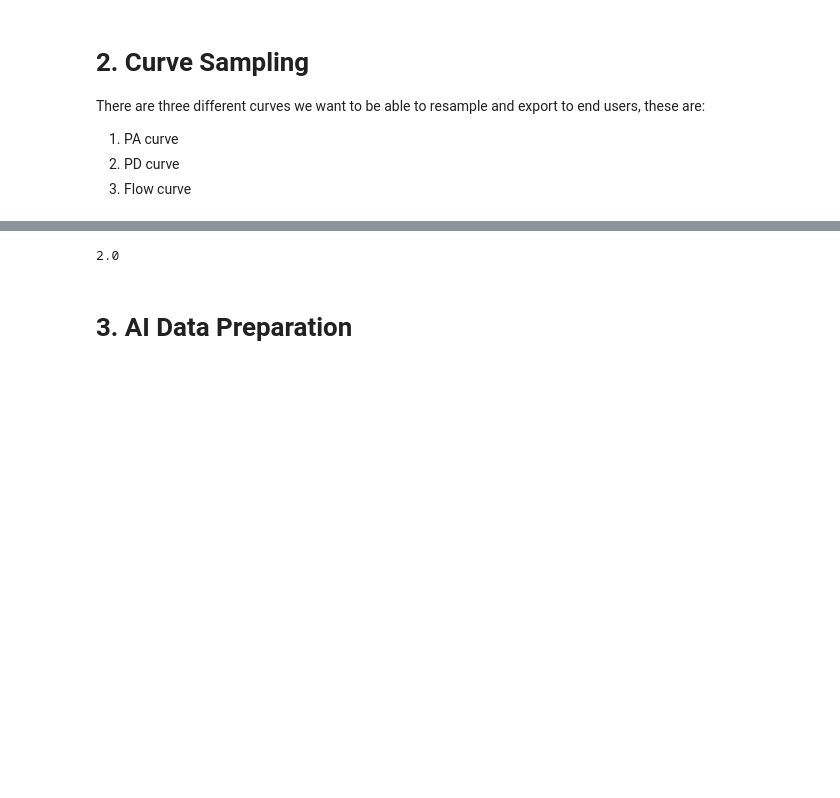
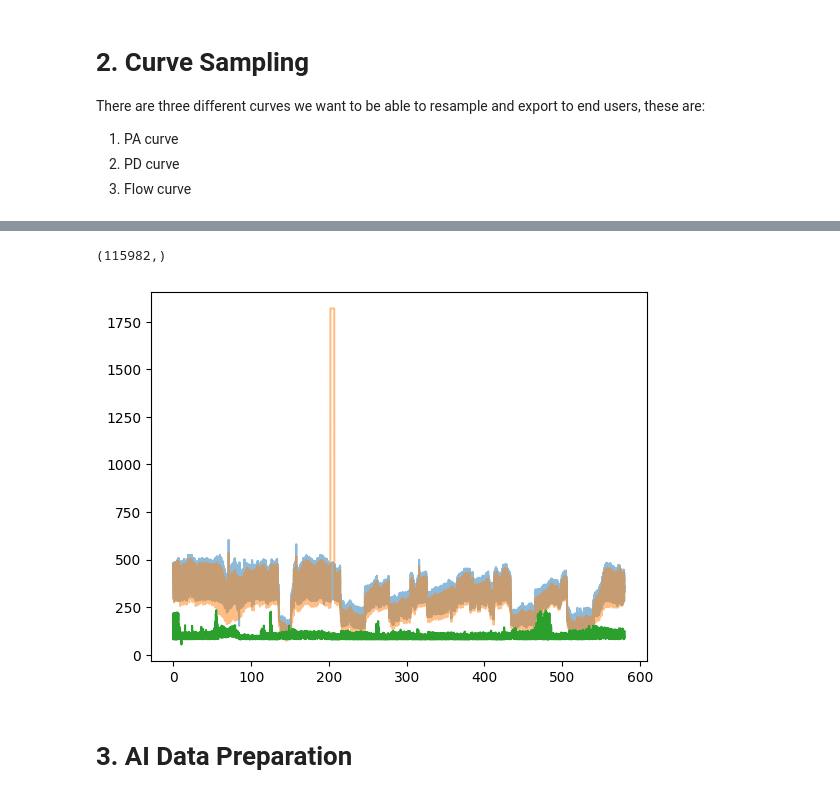
Before and after one commit to mshunshin/scantensus-sdy, a Jupyter notebook: experiments/render_sdy.ipynb, the cells around one changed output, grey strips where cells are left out. Saved outputs shown, nothing was run; the diff lists cells and outputs as text; code cells hidden in the pictures; blank space fills up the shorter version.

Commit message:
(feat) resampled everything to 200hz + one-file exporting

```diff
--- a/experiments/render_sdy.ipynb
+++ b/experiments/render_sdy.ipynb
@@ -114,7 +61,40 @@ plt.show()
-# %%
-len(sdy.pa) / len(sdy.flow)
-# %% [output]
-2.0
+# %%
+def resample(signal: np.ndarray, original_frequency: int, target_frequency: int) -> tuple[np.ndarray, np.ndarray]:
+    """
+    Resamples the signal to the target frequency.
+
+    :param signal: signal to resample
+    :param original_frequency: original frequency of the signal
+    :param target_frequency: target frequency of the signal
+    :return: tuple of resampled signal and time
+    """
+
+    if original_frequency == target_frequency:
+        return signal, np.arange(signal.shape[0]) / original_frequency
+
+    # Calculate the time array for the original signal
+    original_time = np.arange(signal.shape[0]) / original_frequency
+
+    # Calculate the time array for the resampled signal
+    resampled_time = np.arange(0, original_time[-1], 1/target_frequency)
+
+    # Use np.interp to resample the signal
+    resampled_signal = np.interp(resampled_time, original_time, signal)
+
+    return resampled_signal, resampled_time
+
+(flow, time) = resample(sdy.flow, original_frequency=200, target_frequency=200)
+pa = resample(sdy.pa, original_frequency=400, target_frequency=200)[0]
+pd = resample(sdy.pd, original_frequency=400, target_frequency=200)[0]
+
+plt.plot(time, pa, alpha=0.5)
+plt.plot(time, pd, alpha=0.5)
+plt.plot(time, flow)
+
+pa.shape
+# %% [output]
+(115982,)
+[figure, added]
 # %% [markdown]
 # 3. AI Data Preparation
 # %%
```
Also changed, not shown: parts of 1 cell of this notebook, 2 other files.
